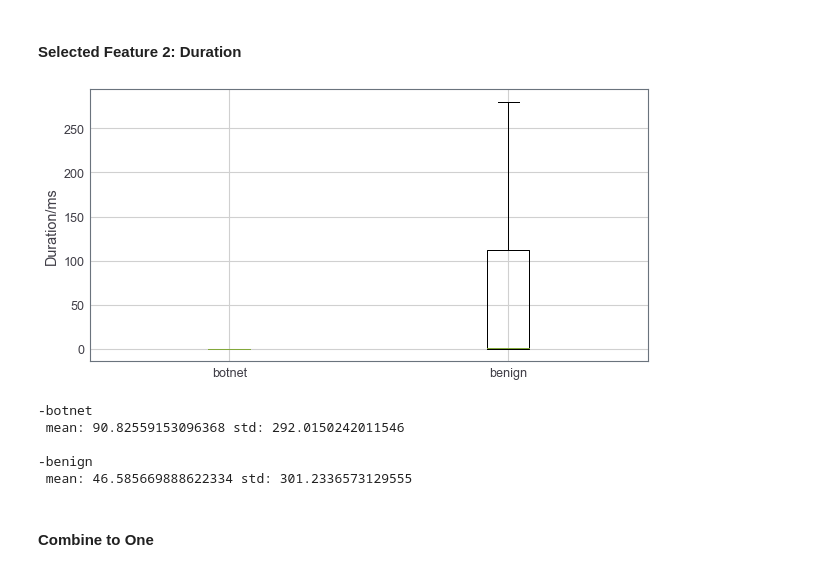
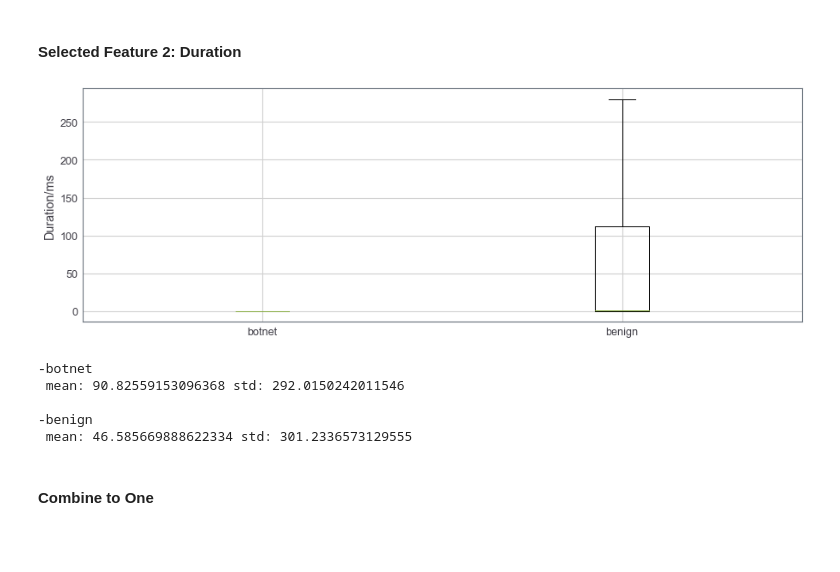
Before and after one commit to Timo9Madrid7/CS4035CyberDataAnalytics, a Jupyter notebook: assignment3/Lab3.ipynb, the cells around one changed output. Saved outputs shown, nothing was run; the diff lists cells and outputs as text; code cells hidden in the pictures; blank space fills up the shorter version.

```diff
--- a/assignment3/Lab3.ipynb
+++ b/assignment3/Lab3.ipynb
@@ -143,21 +143,21 @@ source10["Proto"].replace('icmp', protocol_encoder['icmp'], inplace=True)
 # %% [markdown]
 #### Selected Feature 2: Duration
 # %%
-plt.figure(figsize=(10, 5))
+plt.figure(figsize=(15, 5))
 plt.boxplot(
     [source10_botnet["Dur"].values * 1e3, source10_benign["Dur"].values * 1e3],
     showfliers=False,
     labels=['botnet', 'benign'])
 plt.ylabel("Duration/ms")
 plt.show()
 
 print("-botnet \n", "mean:", source10_botnet["Dur"].mean(), "std:",
       source10_botnet["Dur"].std())
 print()
 print("-benign \n", "mean:", source10_benign["Dur"].mean(), "std:",
       source10_benign["Dur"].std())
 # %% [output]
-[figure, old version]
+[figure, new version]
 -botnet
  mean: 90.82559153096368 std: 292.0150242011546
 
```
Also changed, not shown: parts of 8 cells of this notebook.
